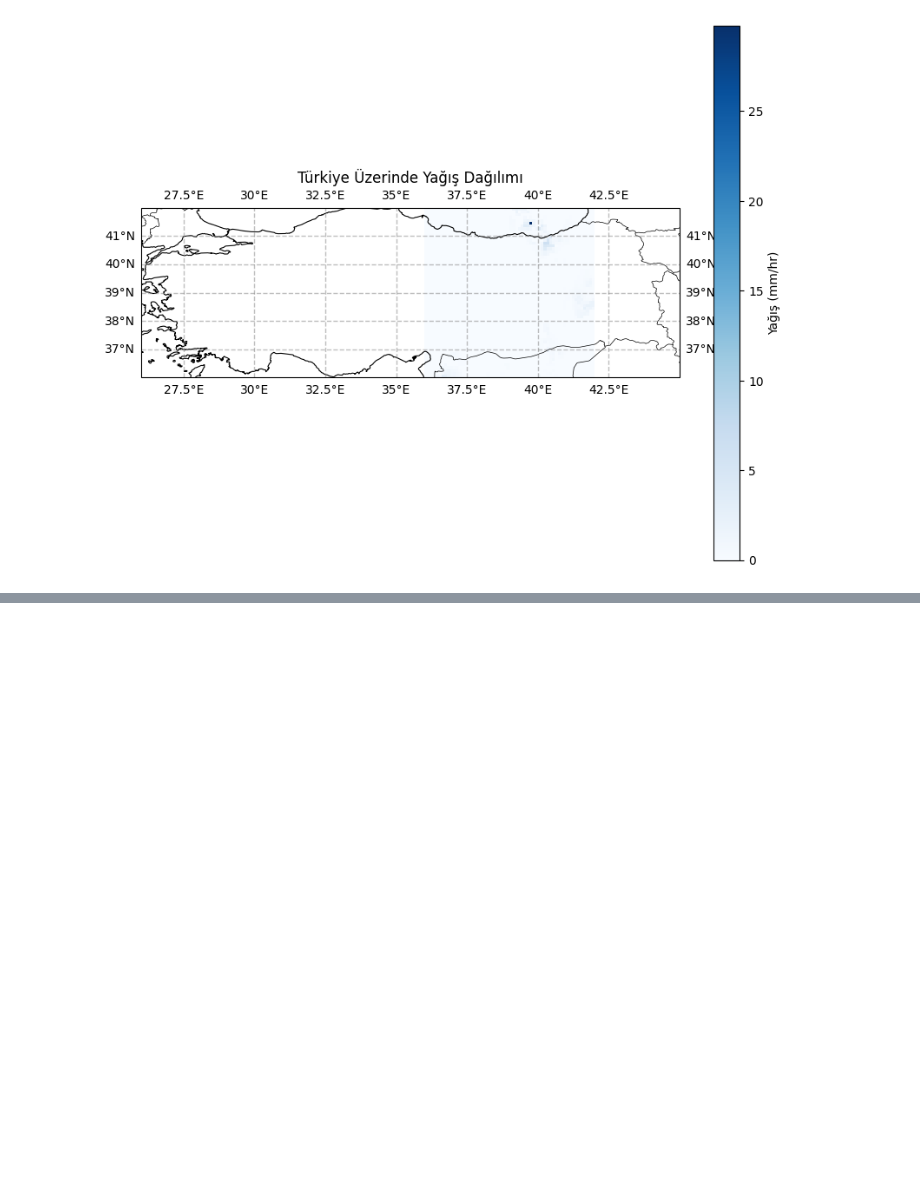
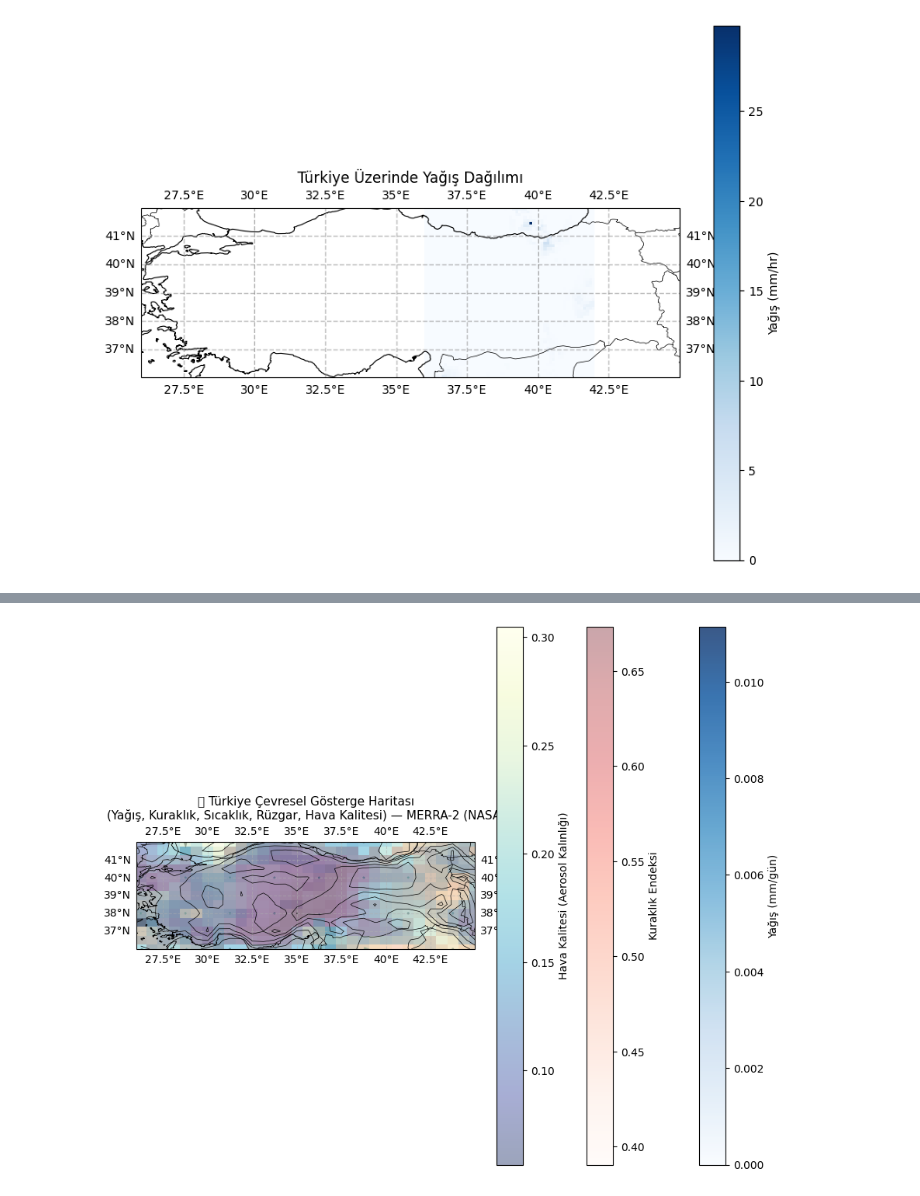
Before and after one commit to VastSea0/nasa-hackathon, a Jupyter notebook: main.ipynb, the cells around one changed output, grey strips where cells are left out. Cells and saved outputs as stored; diff of their text form; code cells hidden in the pictures; blank space fills up the shorter version.

```diff
--- a/main.ipynb
+++ b/main.ipynb
@@ -465,0 +465,73 @@ Attributes:
+# %%
+import earthaccess
+import xarray as xr
+import matplotlib.pyplot as plt
+import cartopy.crs as ccrs
+import cartopy.feature as cfeature
+
+bbox = (26, 36, 45, 42)
+dates = ("2025-09-01", "2025-10-02")
+
+# 1️⃣ Atmosfer verileri (sıcaklık, rüzgar)
+atm = earthaccess.search_data(short_name="M2T1NXSLV", temporal=dates, bounding_box=bbox, cloud_hosted=True)
+ds_atm = xr.open_dataset(earthaccess.open(atm[0:1])[0])
+
+# 2️⃣ Yağış (Flux dataset)
+flx = earthaccess.search_data(short_name="M2T1NXFLX", temporal=dates, bounding_box=bbox, cloud_hosted=True)
+ds_flx = xr.open_dataset(earthaccess.open(flx[0:1])[0])
+
+# 3️⃣ Toprak nemi (kuraklık)
+lnd = earthaccess.search_data(short_name="M2T1NXLND", temporal=dates, bounding_box=bbox, cloud_hosted=True)
+ds_lnd = xr.open_dataset(earthaccess.open(lnd[0:1])[0])
+
+# 4️⃣ Hava kalitesi
+aer = earthaccess.search_data(short_name="M2T1NXAER", temporal=dates, bounding_box=bbox, cloud_hosted=True)
+ds_aer = xr.open_dataset(earthaccess.open(aer[0:1])[0])
+
+# ===================== DEĞİŞKENLER =====================
+rain = ds_flx["PRECTOT"] * 1000  # mm/gün
+temp = ds_atm["T2M"] - 273.15
+u_wind = ds_atm["U10M"]
+v_wind = ds_atm["V10M"]
+soil_moist = ds_lnd["GWETROOT"]
+aerosol = ds_aer["TOTEXTTAU"]
+
+# ===================== ALTSET =====================
+def subset(data):
+    return data.isel(time=0).sel(lon=slice(26, 45), lat=slice(36, 42))
+
+rain = subset(rain)
+temp = subset(temp)
+u_wind = subset(u_wind)
+v_wind = subset(v_wind)
+soil_moist = subset(soil_moist)
+aerosol = subset(aerosol)
+
+# ===================== HARİTA =====================
+plt.figure(figsize=(11, 9))
+ax = plt.axes(projection=ccrs.PlateCarree())
+ax.set_extent([26, 45, 36, 42])
+ax.add_feature(cfeature.COASTLINE, linewidth=0.6)
+ax.add_feature(cfeature.BORDERS, linewidth=0.5)
+ax.gridlines(draw_labels=True, linestyle='--', alpha=0.5)
+
+# 1️⃣ Yağış (mavi ton)
+rain.plot(ax=ax, cmap="Blues", transform=ccrs.PlateCarree(), alpha=0.8, cbar_kwargs={'label': 'Yağış (mm/gün)'})
+
+# 2️⃣ Kuraklık (kırmızı overlay)
+(1 - soil_moist).plot(ax=ax, cmap="Reds", transform=ccrs.PlateCarree(), alpha=0.35, cbar_kwargs={'label': 'Kuraklık Endeksi'})
+
+# 3️⃣ Sıcaklık konturları
+temp.plot.contour(ax=ax, colors='black', linewidths=0.5, transform=ccrs.PlateCarree())
+
+# 4️⃣ Rüzgar okları
+skip = (slice(None, None, 4), slice(None, None, 4))
+ax.quiver(u_wind["lon"][skip[1]], u_wind["lat"][skip[0]], u_wind[skip], v_wind[skip], transform=ccrs.PlateCarree(), color='gray', scale=400)
+
+# 5️⃣ Hava kalitesi
+aerosol.plot(ax=ax, cmap="YlGnBu_r", transform=ccrs.PlateCarree(), alpha=0.4, cbar_kwargs={'label': 'Hava Kalitesi (Aerosol Kalınlığı)'})
+
+plt.title("🌦 Türkiye Çevresel Gösterge Haritası\n(Yağış, Kuraklık, Sıcaklık, Rüzgar, Hava Kalitesi) — MERRA-2 (NASA)", fontsize=11)
+plt.show()
+# %% [output]
+[figure, added]
```
Also changed, not shown: parts of 5 cells of this notebook.
